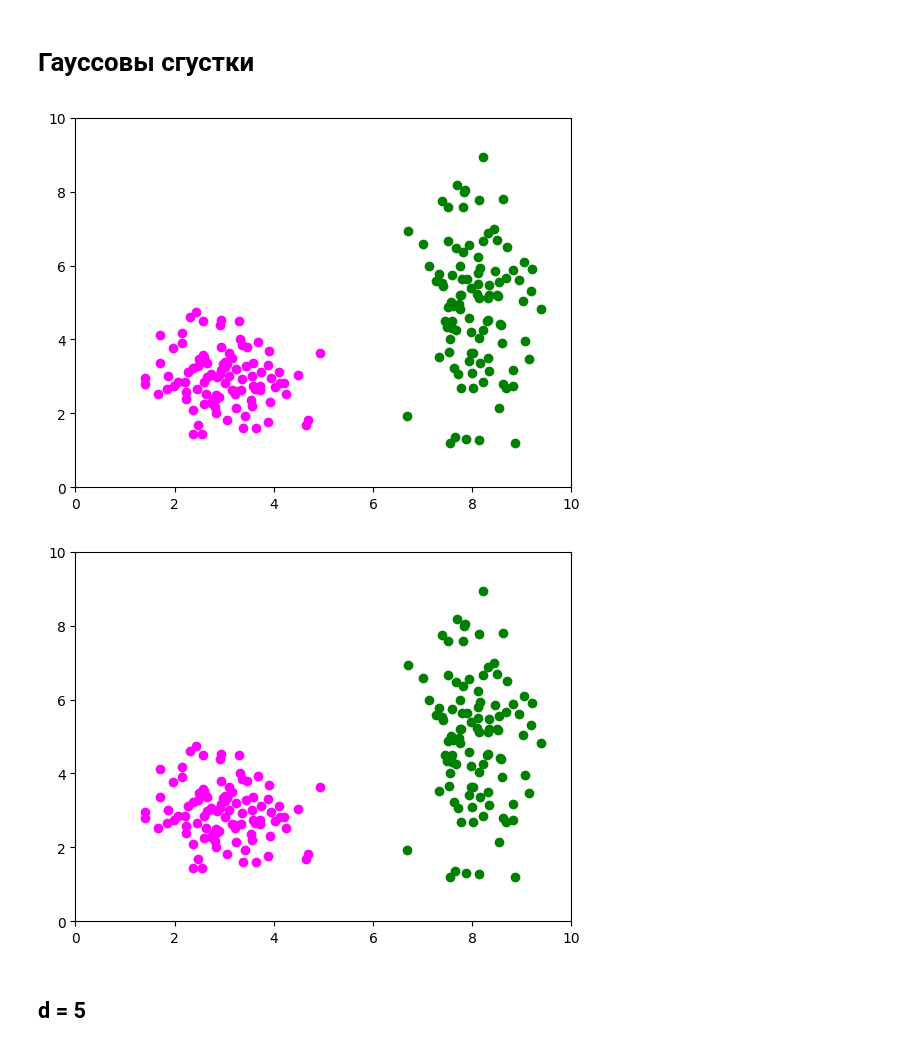
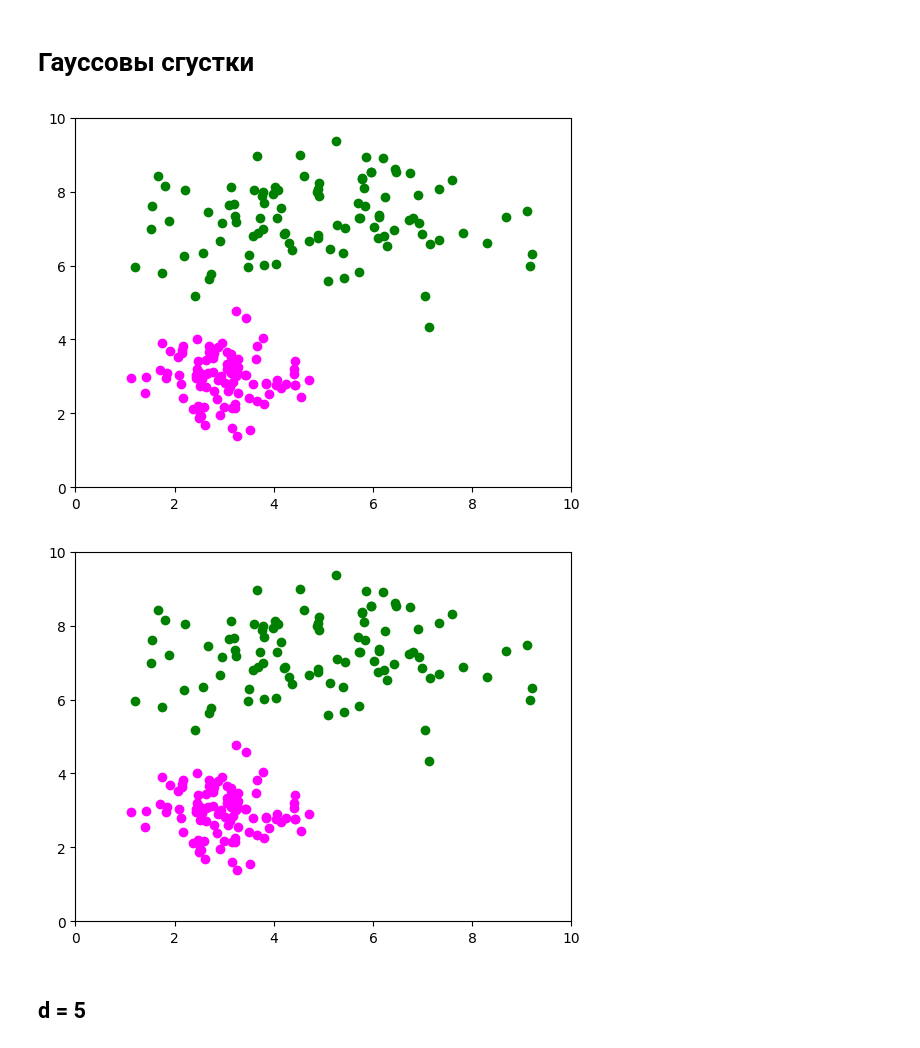
Before and after one commit to geseron/genetic_program, a Jupyter notebook: data_generation.ipynb, the cells around one changed output. Drawn from its saved outputs; the diff is of its cells as text; code cells hidden in the pictures.

```diff
--- a/data_generation.ipynb
+++ b/data_generation.ipynb
@@ -40,37 +40,37 @@ data.to_csv('RandomUniformD2.csv',index=False)
 size = 100
 x_0 = np.random.normal(3,0.7,size)
 y_0 = np.random.normal(3,0.7,size)
 
-x_1 = np.random.normal(8,0.5,size)
-y_1 = np.random.normal(5,1.7,size)
+x_1 = np.random.normal(5,2,size)
+y_1 = np.random.normal(7,1,size)
 
 plt.scatter( x_0, y_0, color='magenta' )
 plt.scatter( x_1, y_1, color='green' )
 plt.ylim(0,10)
 plt.xlim(0,10)
 plt.show()
 
 data0 = pd.DataFrame()
 data0['X'] = x_0
 data0['Y'] = y_0
 data0['Class'] = 1
 
 data1 = pd.DataFrame()
 data1['X'] = x_1
 data1['Y'] = y_1
 data1['Class'] = 0
 
 data = pd.concat( [data0, data1], ignore_index=True )
 data = data.sample(frac = 1)
 
 plt.scatter(data.loc[data['Class'] == 0, 'X'],data.loc[data['Class'] == 0, 'Y'], color='green')
 plt.scatter(data.loc[data['Class'] == 1, 'X'],data.loc[data['Class'] == 1, 'Y'], color='magenta')
 plt.ylim(0,10)
 plt.xlim(0,10)
 plt.show()
 # %% [output]
-[figure, old version]
+[figure, new version]
-[figure, old version]
+[figure, new version]
 # %%
 data.to_csv('TwoGaussD2.csv',index=False)
 # %% [markdown]
```
